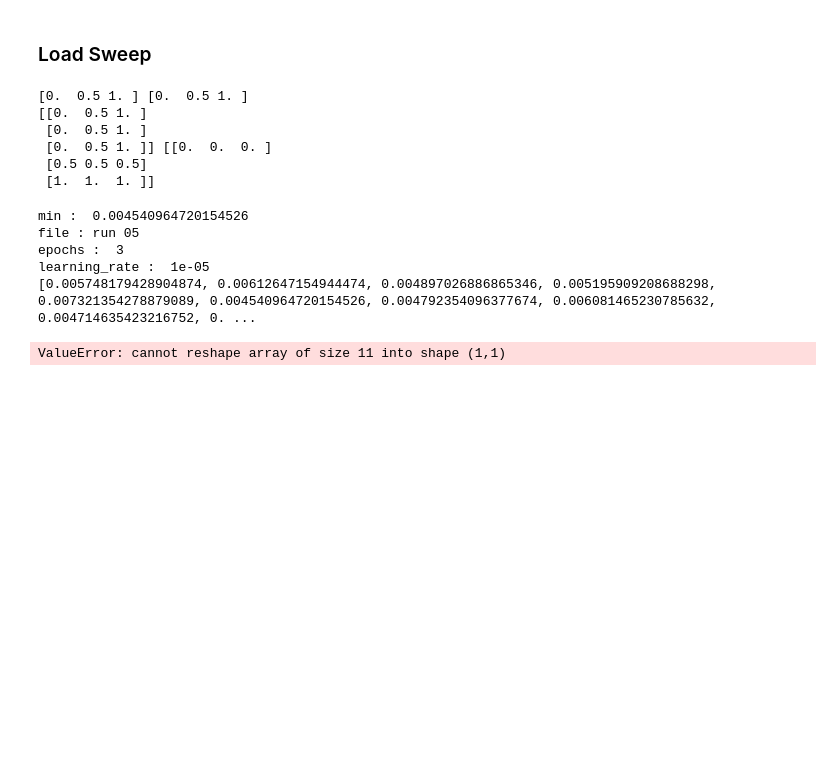
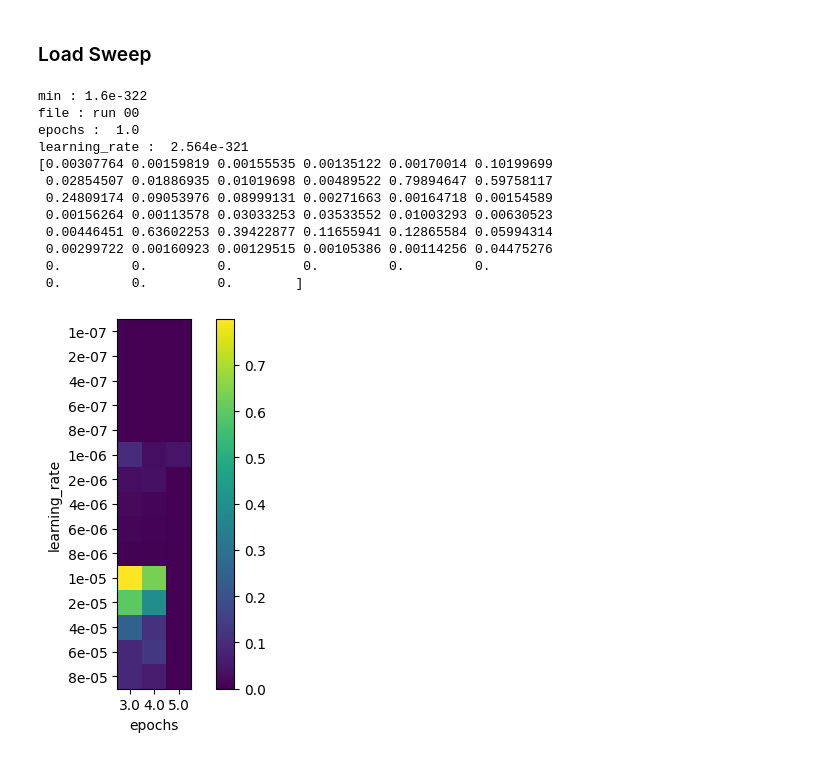
Before and after one commit to polyquantique/Photon-Number-Classification, a Jupyter notebook: src/AutoencoderAPI.ipynb, the cells around one changed output. Cells and saved outputs as stored; diff of their text form; code cells hidden in the pictures; blank space fills up the shorter version.

```diff
--- a/src/AutoencoderAPI.ipynb
+++ b/src/AutoencoderAPI.ipynb
@@ -221,26 +214,18 @@ load_run_results_2D("AutoencoderLog/run-2024-03-14-11-21")#grid-search-TES 2D CN
 # %% [markdown]
 ### Load Sweep
-# %%
-import numpy as np
-nx, ny = 3, 3
-x = np.linspace(0, 1, nx)
-y = np.linspace(0, 1, ny)
-xv, yv = np.meshgrid(x, y)
-print(x, y)
-print(xv, yv)
-# %% [output]
-[0.  0.5 1. ] [0.  0.5 1. ]
-[[0.  0.5 1. ]
- [0.  0.5 1. ]
- [0.  0.5 1. ]] [[0.  0.  0. ]
- [0.5 0.5 0.5]
- [1.  1.  1. ]]
 # %%
-load_sweep_results("grid-search-TES 2D CNN 2", ["epochs","learning_rate"])
+load_sweep_results("grid-search-TES 2D CNN 8", ["epochs","learning_rate"])
 # %% [output]
-min :  0.004540964720154526
-file : run 05
-epochs :  3
-learning_rate :  1e-05
-[0.005748179428904874, 0.00612647154944474, 0.004897026886865346, 0.005195909208688298, 0.007321354278879089, 0.004540964720154526, 0.004792354096377674, 0.006081465230785632, 0.004714635423216752, 0. ...
+min : 1.6e-322
+file : run 00
+epochs :  1.0
+learning_rate :  2.564e-321
+[0.00307764 0.00159819 0.00155535 0.00135122 0.00170014 0.10199699
+ 0.02854507 0.01886935 0.01019698 0.00489522 0.79894647 0.59758117
+ 0.24809174 0.09053976 0.08999131 0.00271663 0.00164718 0.00154589
+ 0.00156264 0.00113578 0.03033253 0.03533552 0.01003293 0.00630523
+ 0.00446451 0.63602253 0.39422877 0.11655941 0.12865584 0.05994314
+ 0.00299722 0.00160923 0.00129515 0.00105386 0.00114256 0.04475276
+ 0.         0.         0.         0.         0.         0.
+ 0.         0.         0.        ]
-ValueError: cannot reshape array of size 11 into shape (1,1)
+[figure, added]
```
Also changed, not shown: parts of 6 cells of this notebook, 11 other files.
